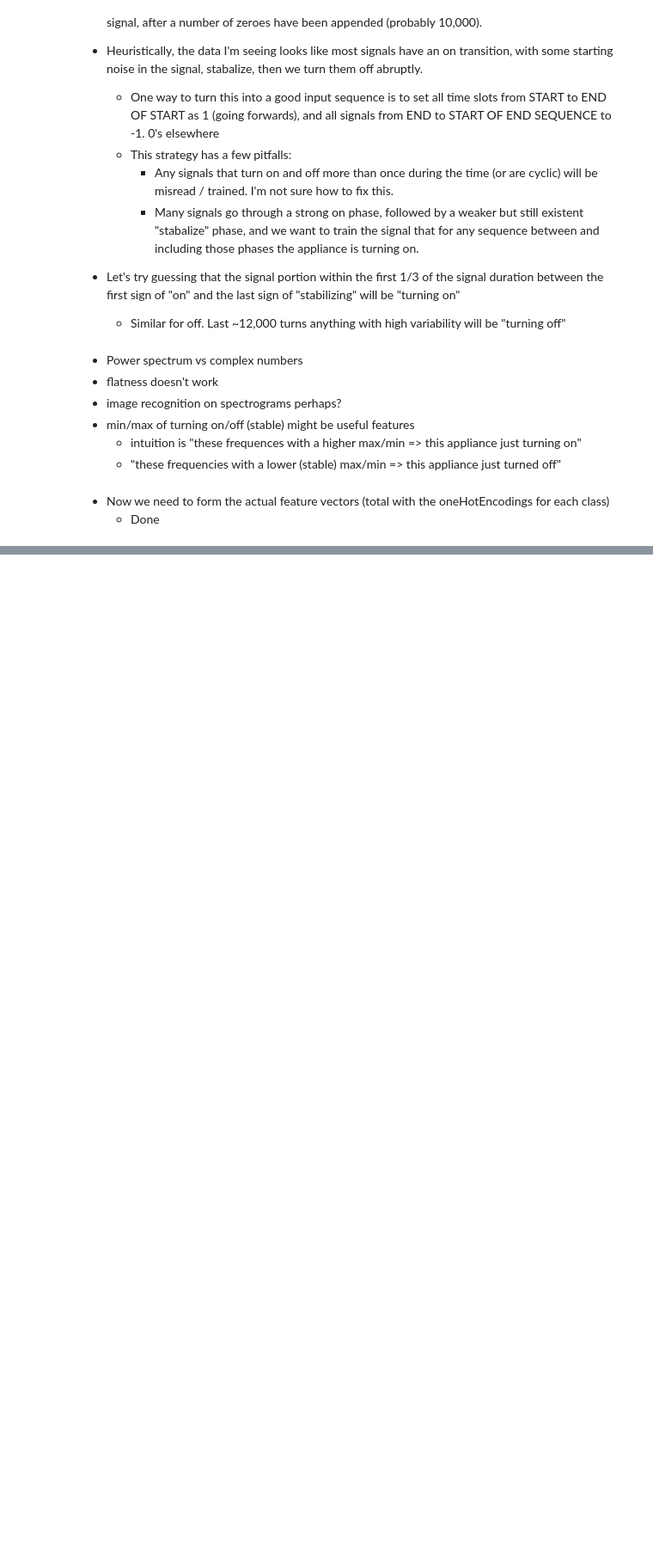
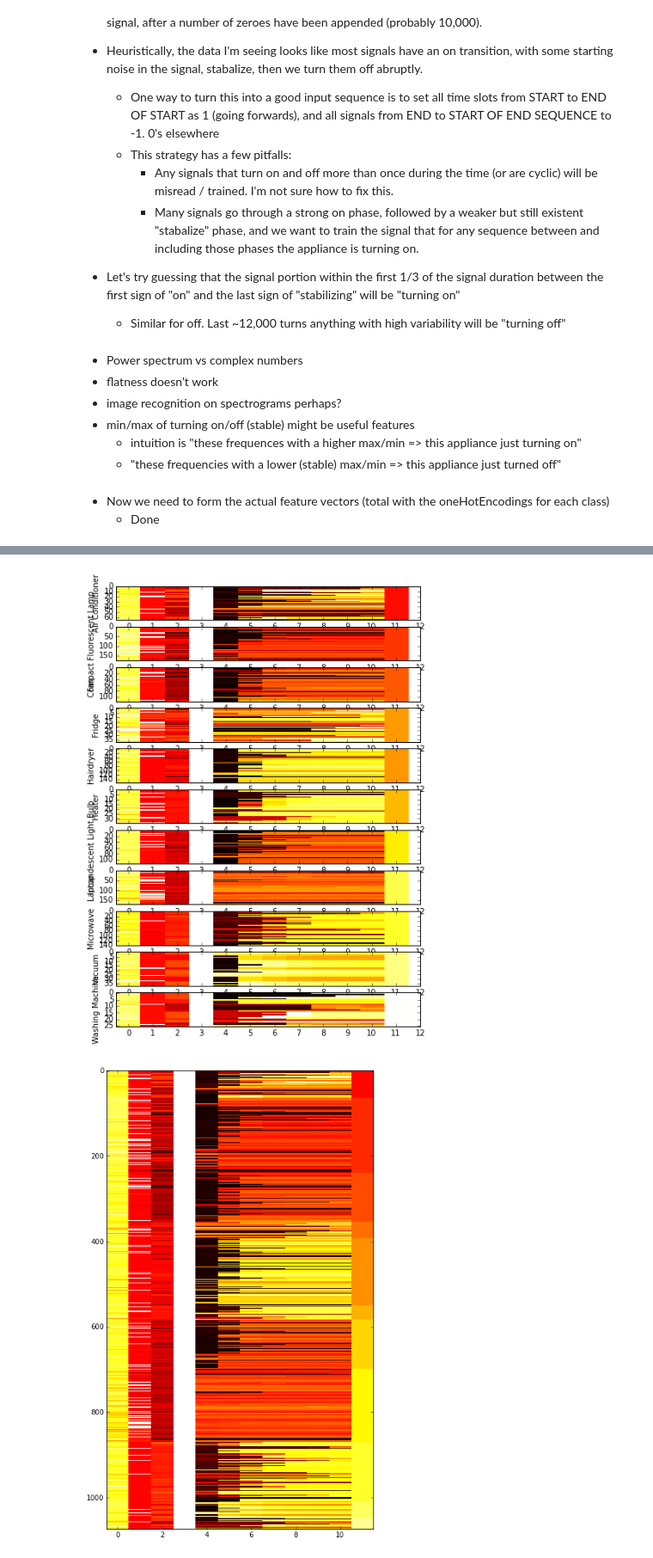
Before and after one commit to meissnereric/appliance_oracle, a Jupyter notebook: RealParserYo.ipynb, the cells around one changed output, grey strips where cells are left out. Shown: that part at 86% size. Cells and saved outputs as stored; diff of their text form; code cells hidden in the pictures; blank space fills up the shorter version.

```diff
--- a/RealParserYo.ipynb
+++ b/RealParserYo.ipynb
@@ -421,8 +455,8 @@ def parseIntoTurningOnAndStable(base_data):
             #print mv_av
             if diff > tol:
                 if (i / window) != 1:
-                    return data[:i], data[i:]
+                    return base_data[:i], base_data[i:]
                 else:
-                    return data[:i*2], data[i*2:]
+                    return base_data[:i*2], base_data[i*2:]
             prev_av = mv_av
-    return data[:window*2], data[window*2:]
+    return base_data[:window*2], base_data[window*2:]
@@ -519,0 +537,5 @@ len(ds.getField('target'))
+# %%
+print len(ds.getField('target'))
+tstdata, trndata = ds.splitWithProportion( 0.25 )
+trndata._convertToOneOfMany( )
+tstdata._convertToOneOfMany( )
@@ -519,0 +564,5 @@ len(ds.getField('target'))
+# %%
+from pybrain.structure.modules import SoftmaxLayer
+from pybrain.utilities import percentError
+fnn = buildNetwork( trndata.indim, 10, trndata.outdim, outclass=SoftmaxLayer)
+trainer = BackpropTrainer( fnn, dataset=trndata, verbose=True,  learningrate=0.0001)# momentum=0.05, weightdecay=0.005)
@@ -536,0 +625,49 @@ dict(a)
+# %%
+basic_data = []
+col_sums = trndata['input'].sum(axis=0)
+norm_trndata = trndata['input']
+print len(norm_trndata[0])
+#norm_trndata =  trndata['input'] / col_sums[np.newaxis, :]
+norm_trndata = pd.DataFrame(trndata['input'])
+norm_trndata = np.log(norm_trndata)
+norm_trndata = pd.concat([norm_trndata.transpose(), pd.DataFrame(trndata['class']).transpose()]).transpose()
+#print norm_trndata
+#print norm_trndata[[0,1,2,3,4,5]]
+cols = [0,1,2,3,4,5]
+basic_data = norm_trndata
+
+fig = plt.figure( figsize=(7,12))
+curr = 0
+prev_curr = 0
+for i, t in enumerate(training_types):
+    print t
+    curr += len(training_ids[t])
+    if curr == prev_curr:
+        break
+    print curr
+    print
+    sp = fig.add_subplot(len(training_types)+1, 1, i+1)
+    sp.imshow(basic_data[prev_curr:curr], cmap='hot', interpolation='nearest', aspect="auto")
+    sp.set_ylabel(t)
+    sp.set_xticks(np.arange(13))
+    #plot([curr]*len(basic_data[200]), color="black")
+    prev_curr = curr
+    print prev_curr
+
+#sp2.set_yticks(range(len(training_types)))
+#sp2.set_yticklabels([app for app in unq_type], fontsize=10)
+fig.show()
+fig.savefig("individual_heatmaps_powers.png")
+
+fig = plt.figure( figsize=(7,12))
+plt.imshow(basic_data, cmap='hot', interpolation='nearest', aspect="auto")
+fig.show()
+fig.savefig("overall_heatmaps_powers.png")
+print
+print "0-2: First freq, polar coords of fft"
+print "3-5: Second freq, polar coords of fft"
+print "6-8: Third freq, polar coords of fft"
+print "9-10: centroid polar coords"
+print "11-12: min/max of pure signal"
+print "13: the class"
+# %% [output]
@@ -536,0 +691,2 @@ dict(a)
+[figure, added]
+[figure, added]
```
Also changed, not shown: parts of 30 cells of this notebook, 4 other files.
